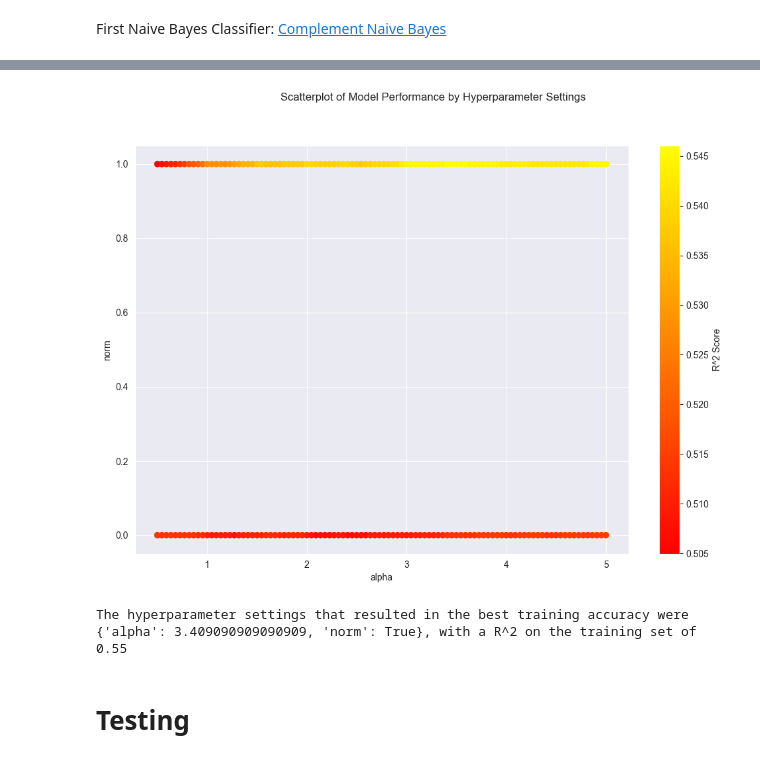
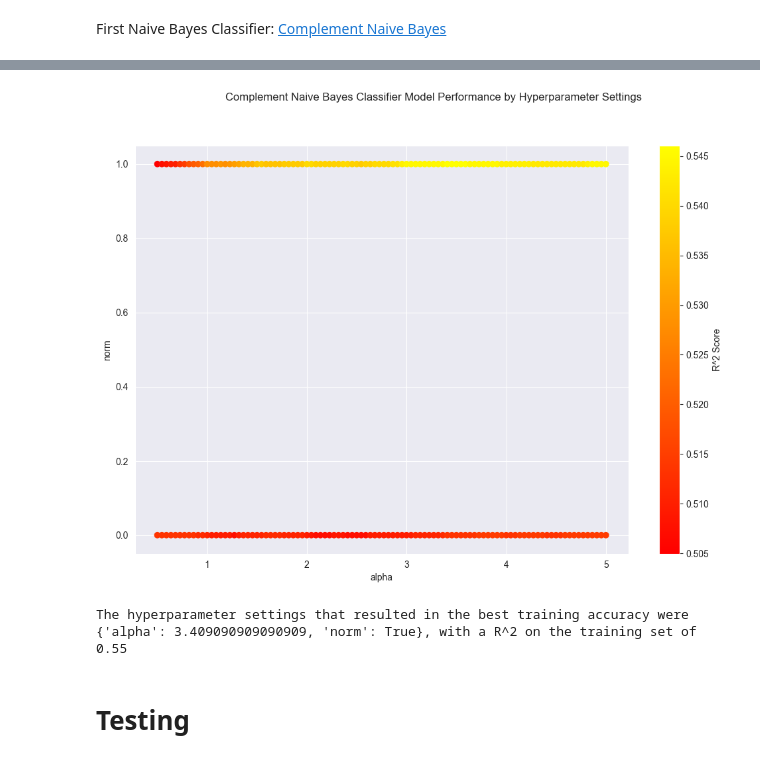
Before and after one commit to broussardjojo/ds3k, a Jupyter notebook: classification/complement_naive_bayes.ipynb, the cells around one changed output, grey strips where cells are left out. Cells and saved outputs as stored; diff of their text form; code cells hidden in the pictures.

Commit message:
Complement NB implementation

```diff
--- a/classification/complement_naive_bayes.ipynb
+++ b/classification/complement_naive_bayes.ipynb
@@ -100,17 +101,17 @@ GridSearchCV(estimator=ComplementNB(),
 # %%
 hyperparam_results = pd.DataFrame(complement_bayes_grid.cv_results_)
 fig = plt.figure(figsize=(12,8))
 ax = fig.add_subplot(111)
 hparam_scatter = ax.scatter(hyperparam_results.param_alpha.values, hyperparam_results.param_norm.values, c=hyperparam_results.mean_test_score, cmap=plt.autumn())
 ax.set_xlabel("alpha")
 ax.set_ylabel("norm")
 cbar = fig.colorbar(hparam_scatter)
 cbar.ax.set_ylabel("R^2 Score")
-plt.suptitle("Scatterplot of Model Performance by Hyperparameter Settings")
+plt.suptitle("Complement Naive Bayes Classifier Model Performance by Hyperparameter Settings")
 plt.show()
 print(f"The hyperparameter settings that resulted in the best training accuracy were {complement_bayes_grid.best_params_}, with a R^2 on the training set of {complement_bayes_grid.best_score_:.2f}")
 # %% [output]
-[figure, old version]
+[figure, new version]
 The hyperparameter settings that resulted in the best training accuracy were {'alpha': 3.409090909090909, 'norm': True}, with a R^2 on the training set of 0.55
 # %% [markdown]
 # Testing
```
Also changed, not shown: parts of 2 cells of this notebook.
